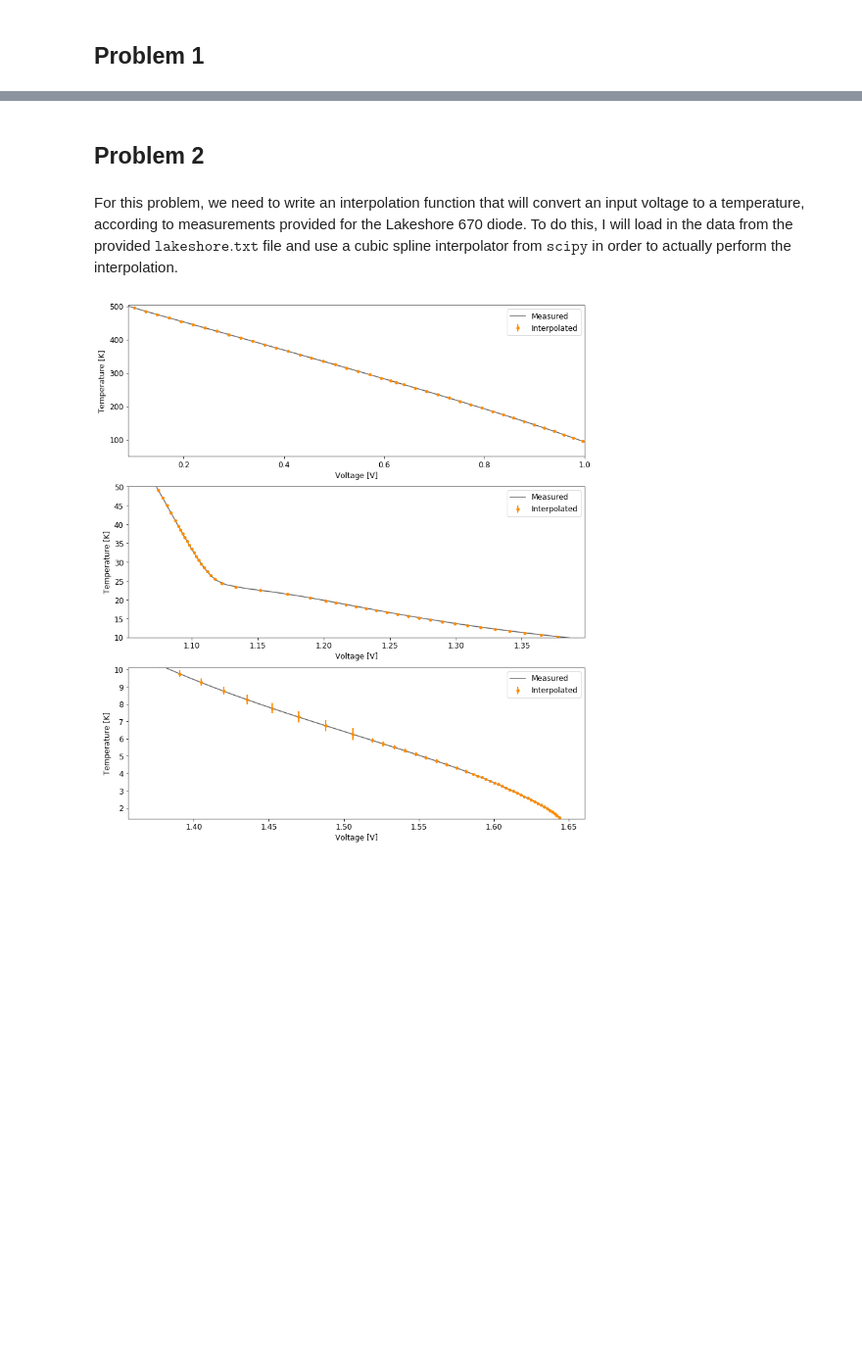
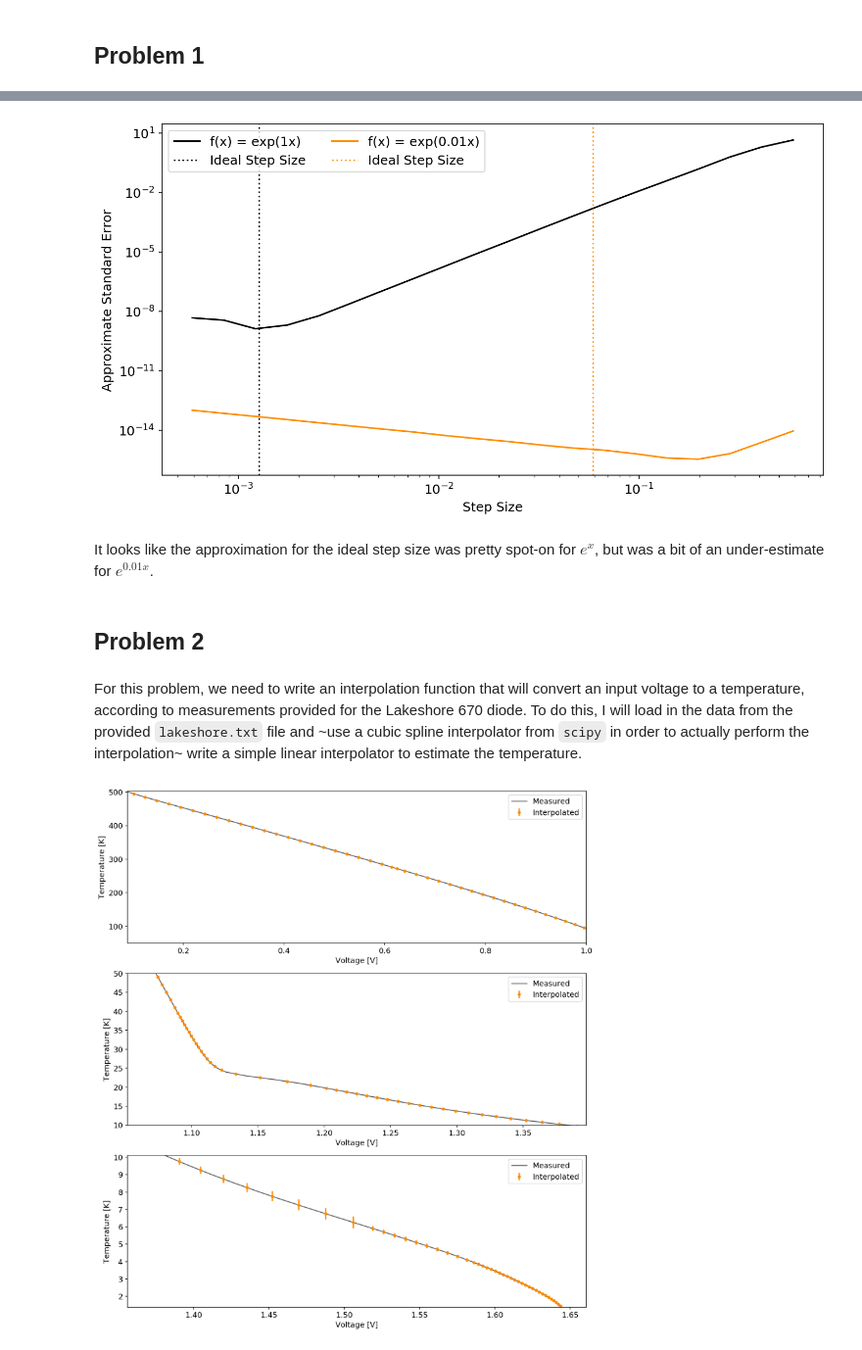
Before and after one commit to r-pascua/phys_512_f2020, a Jupyter notebook: PS1/PS1.ipynb, the cells around one changed output, grey strips where cells are left out. Shown at 98% size. Drawn from its saved outputs; the diff is of its cells as text; code cells hidden in the pictures; blank space fills up the shorter version.

```diff
--- a/PS1/PS1.ipynb
+++ b/PS1/PS1.ipynb
@@ -5,6 +5,7 @@ from scipy.interpolate import interp1d
 %matplotlib inline
 # %%
 plt.rcParams["figure.figsize"] = (11,6)
+plt.rcParams["figure.dpi"] = 150
 plt.rcParams["font.size"] = 12
 # %% [markdown]
 ## Problem 1
@@ -42,7 +43,7 @@ def estimate_derivative(x, y):
     This function estimates the derivative of y(x) at each
     x in x[2:-2] using four sample points, y(x+dx), y(x-dx),
     y(x+2dx), and y(x-2dx). The derivative y'(x) is approximately
-    y'(x) ~ (2y(x+dx) - 2y(x-dx) + y(x+2dx) - y(x-2dx))/8dx.
+    y'(x) ~ (8y(x+dx) - 8y(x-dx) - y(x+2dx) + y(x-2dx))/12dx.
 
     Parameters
     ----------
@@ -60,5 +61,7 @@ def estimate_derivative(x, y):
     x = np.array(x)
     y = np.array(y)
     dx = np.mean(np.diff(x))
-    return (2 * y[3:-1] - 2 * y[1:-3] + y[4:] - y[:-4]) / (8 * dx)
+    Dy1 = y[3:-1] - y[1:-3]
+    Dy2 = y[4:] - y[:-4]
+    return (8 * Dy1 - Dy2) / (12 * dx)
 # %%
@@ -98,7 +117,36 @@ Now on to choosing the optimal step size $\delta$. We want to minimize the error
+# %%
+# for double-precision floats, machine error ~ 1e-16, so
+scales = (1, 0.01)
+ideal_step_sizes = [(1e-16 / (scale ** 5 * 24)) ** (1 / 6) for scale in scales]
+errors = {scale: np.zeros_like(step_sizes) for scale in scales}
+for scale, ideal_step_size in zip(scales, ideal_step_sizes):
+    start_step_size = ideal_step_size * 1e-2
+    end_step_size = ideal_step_size * 10
+    step_sizes = np.logspace(np.log2(start_step_size), np.log2(end_step_size), num=20, base=2)
+    for j, step_size in enumerate(step_sizes):
+        xvals = np.arange(0, 10, step_size)
+        yvals = {key: np.exp(key * xvals) for key in scales}
+        est_deriv = {key: estimate_derivative(xvals, ys) for key, ys in yvals.items()}
+        for scale in scales:
+            errors[scale][j] = np.std(scale * yvals[scale][2:-2] - est_deriv[scale])
+# %%
+colors = dict(zip(scales, ("k", "darkorange")))
+fig = plt.figure()
+ax = fig.add_subplot(111)
+ax.set_xlabel("Step Size")
+ax.set_ylabel("Approximate Standard Error")
+for j, (scale, err) in enumerate(errors.items()):
+    ax.loglog(step_sizes, err, label=f"f(x) = exp({scale}x)", color=colors[scale])
+    ax.axvline(ideal_step_sizes[j], ls=":", color=colors[scale], label="Ideal Step Size")
+ax.legend(ncol=2);
+# %% [output]
+[figure, added]
+# %% [markdown]
+It looks like the approximation for the ideal step size was pretty spot-on for $e^x$, but was a bit of an under-estimate for $e^{0.01x}$.
 # %% [markdown]
 ## Problem 2
 # %% [markdown]
-For this problem, we need to write an interpolation function that will convert an input voltage to a temperature, according to measurements provided for the Lakeshore 670 diode. To do this, I will load in the data from the provided $\texttt{lakeshore.txt}$ file and use a cubic spline interpolator from $\texttt{scipy}$ in order to actually perform the interpolation.
+For this problem, we need to write an interpolation function that will convert an input voltage to a temperature, according to measurements provided for the Lakeshore 670 diode. To do this, I will load in the data from the provided `lakeshore.txt` file and ~use a cubic spline interpolator from `scipy` in order to actually perform the interpolation~ write a simple linear interpolator to estimate the temperature.
 # %%
 data = np.genfromtxt("lakeshore.txt")
 # Reverse the order so that the voltages are increasing.
```
Also changed, not shown: parts of 26 cells of this notebook.
